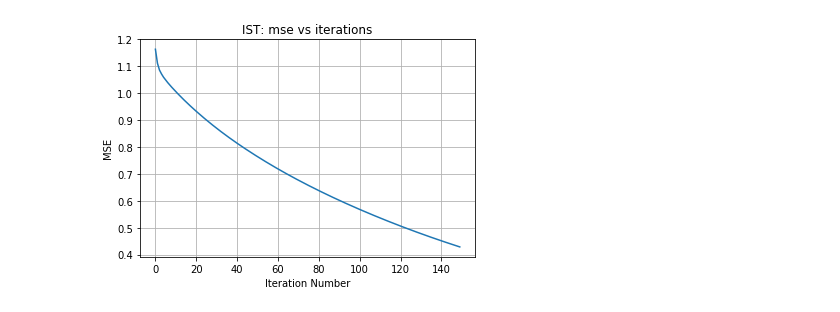
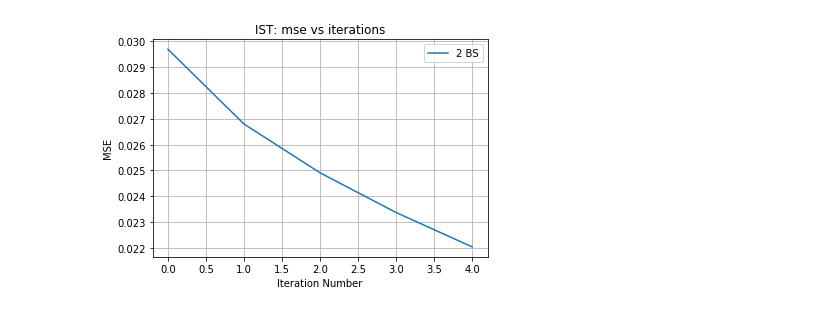
Before and after one commit to hollynroper/URS-22-23, a Jupyter notebook: 2 BS IST.ipynb, the cells around one changed output. Cells and saved outputs as stored; diff of their text form; code cells hidden in the pictures.

```diff
--- a/2 BS IST.ipynb
+++ b/2 BS IST.ipynb
@@ -48,0 +53,19 @@ xHtb = np.zeros(x.shape)
+# %%
+num_iterations = 10
+mse_vs_iter = np.zeros(num_iterations)
+for i in range(num_iterations):
+    z = y - A @ xHt
+    r = xHt + s* A.T @ z
+    xHt = eta(r, s*lambda_)
+    err_sum = np.sum((x-xHt)**2)
+    mse_vs_iter[i] = (1/N) * err_sum
+
+# Plot results
+plt.figure()
+plt.plot(range(num_iterations), mse_vs_iter)
+plt.xlabel('Iteration Number')
+plt.ylabel('MSE')
+plt.grid(True, which='both')
+plt.title("IST: mse vs iterations")
+plt.show()
+print(mse_vs_iter)
@@ -49,33 +76,65 @@ xHtb = np.zeros(x.shape)
 # %%
 # benchmark IST for n = 250
 # 150 iterations
+A = np.sqrt(1/n)*np.random.randn(n, N)
+# Generate sparse vector x
+x = np.zeros((N, 1))
+idx_nonzero_entries = np.random.permutation(N)[0:k]
+x[idx_nonzero_entries] = 1
+
+# Generate noise vector w
+# converts it to a column vector. nX1
+w = sigma*np.random.randn(n).reshape(-1, 1)
+w1 = sigma*np.random.randn(n).reshape(-1,1)
+
+# Generate measurement vector y - note that a @ b is equal to np.matmul(a, b)
+ya = A @ x + w
+yb = A @ x + w1
+
+# Prep for IST/AMP
+z = np.zeros(y.shape)
+
+xHt = np.zeros(x.shape)
+
+num_iterations = 5
 # MSE vs iterations
-for idx_iter in range(num_iterations):
-    za = ya - A @ xHta
-    r = xHta + s * A.T @ za
-    xHta = eta(r, s*lambda_)
+mse_vs_iter1 = np.zeros(num_iterations)
+mse_vs_iter2 = []
+for idx_iter in range(num_iterations): # //2 if appending to mse_vs_iter2
+    za = ya - A @ xHt
+    r = xHt + s * A.T @ za
+    xHt = eta(r, s*lambda_)
 # find the current error
-    err_sum1 = np.sum((x - xHta)**2)
-    mse_vs_iterationsA[idx_iter] = (1/N) * err_sum1
+    err_sum1 = np.sum((x - xHt)**2)
+   # mse_vs_iterationsA[idx_iter] = (1/N) * err_sum1
+    #mse_vs_iter2.append(err_sum1/N)
 
-# do the same for B
-    zb = yb - B @ xHtb
-    r = xHtb + s * B.T @ zb
-    xHtb = eta(r, s*lambda_)
+# do the same for second vector
+    zb = yb - A @ xHt
+    r = xHt + s * A.T @ zb
+    xHt = eta(r, s*lambda_)
 # find the current error
-    err_sum2 = np.sum((x - xHtb)**2)
-    mse_vs_iterationsB[idx_iter] = (1/N) * err_sum2
+    err_sum2 = np.sum((x - xHt)**2)
+   # mse_vs_iterationsB[idx_iter] = (1/N) * err_sum2
 
-for i in range(num_iterations):
-    mse_vs_iterations[i] = (1/2)*(mse_vs_iterationsA[i] + mse_vs_iterationsB[i])
+    mse_vs_iter1[idx_iter] = (1/(2*N)) * (err_sum1 +  err_sum2)
+    #mse_vs_iter2.append(err_sum2/N)
+
+#for i in range(num_iterations):
+    #mse_vs_iterations[i] = (1/2)*(mse_vs_iterationsA[i] + mse_vs_iterationsB[i])
 
 # Plot results
 plt.figure()
-plt.plot(range(num_iterations), mse_vs_iterations)
+#plt.plot(range(num_iterations), mse_vs_iterations)
+plt.plot(range(num_iterations), mse_vs_iter1, label="2 BS")
+#plt.plot(range(num_iterations), mse_vs_iter, label="1 BS")
+plt.legend()
 plt.xlabel('Iteration Number')
 plt.ylabel('MSE')
 plt.grid(True, which='both')
 plt.title("IST: mse vs iterations")
 plt.show()
+print("min of 2 BS = ", min(mse_vs_iter1))
+print(mse_vs_iter1)
 # %% [output]
-[figure, old version]
+[figure, new version]
```
Also changed, not shown: parts of 7 cells of this notebook, 2 other files.
